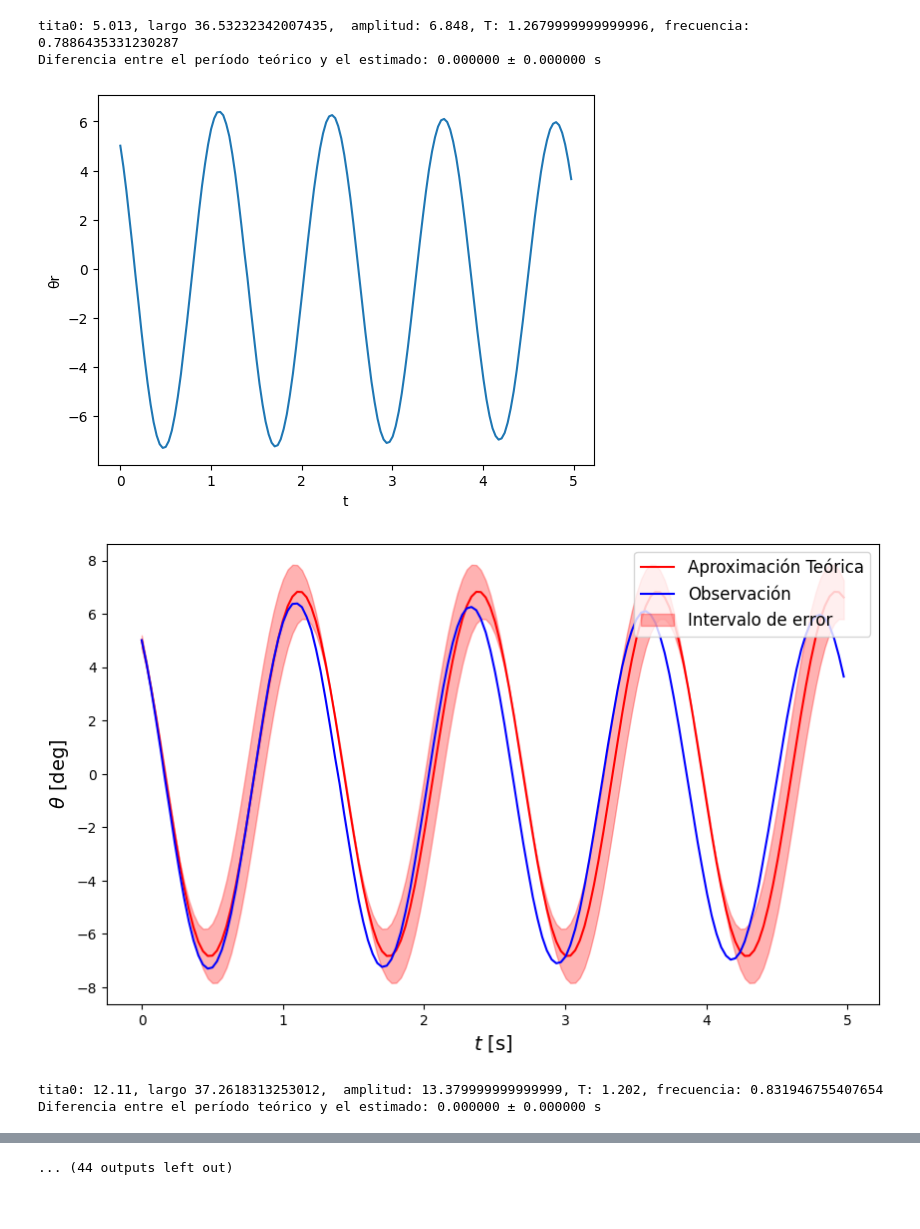
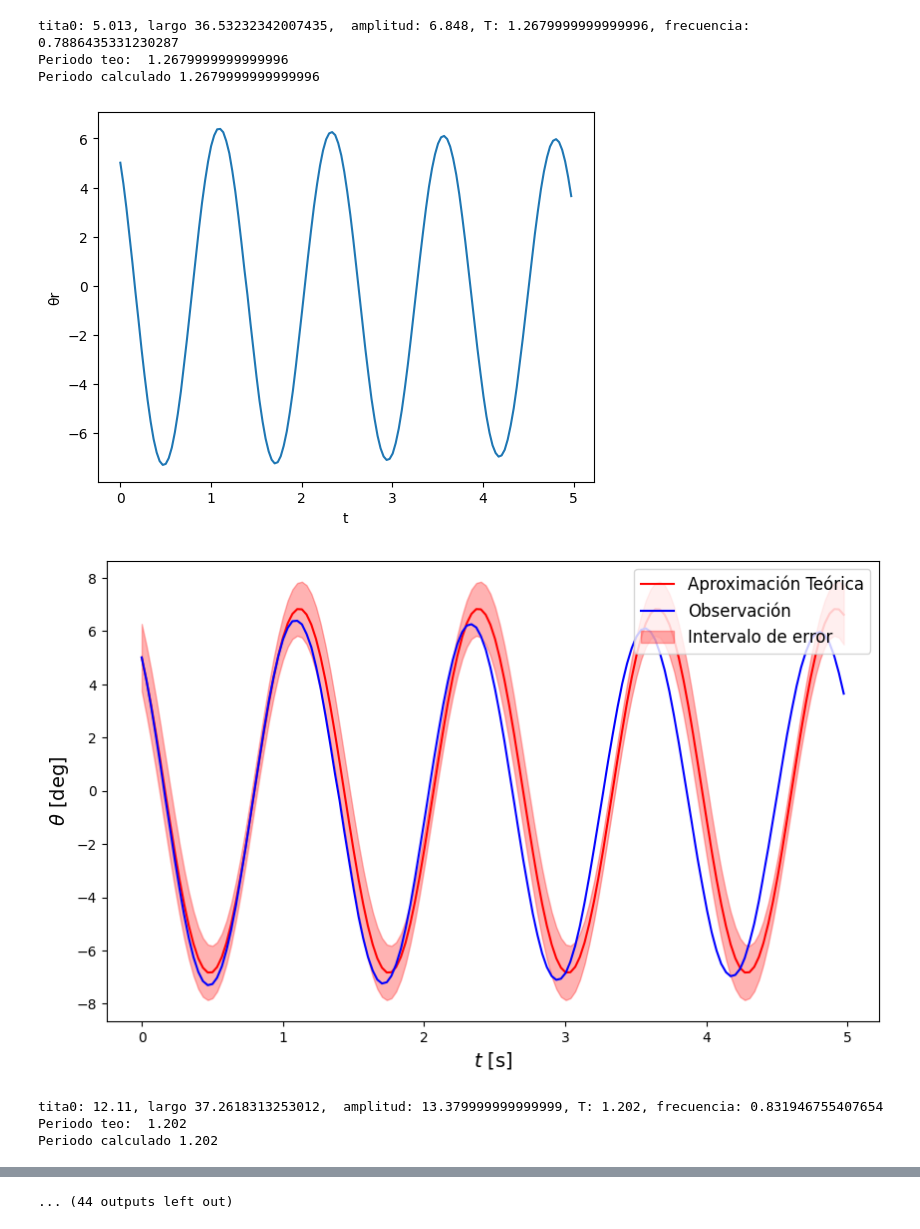
Before and after one commit to FacuVCanale/TP1-FISICA, a Jupyter notebook: code/error_movimiento.ipynb, the cells around one changed output, grey strips where cells are left out. Saved outputs shown, nothing was run; the diff lists cells and outputs as text; code cells hidden in the pictures.

```diff
--- a/code/error_movimiento.ipynb
+++ b/code/error_movimiento.ipynb
@@ -91,26 +91,52 @@ def gen_dicc(data):
 def plot_approximation(data, tita0, amplitud, frecuencia, periodo, L):
     dicc = gen_dicc(data)
     x = data["t"]
-    delta = np.arcsin(tita0 / amplitud)
-    y = amplitud * np.sin(2 * np.pi * (-frecuencia) * x + delta)
 
-    # Calcular el período teórico a partir de la frecuencia
-    T_teorico = 1 / abs(frecuencia)
+    # Asegurarse de que tita0 y amplitud están en radianes
+    tita0_rad = np.deg2rad(tita0)
+    amplitud_rad = np.deg2rad(amplitud)
+
+    delta = np.arcsin(tita0_rad / amplitud_rad)
+
+    # Obtener las incertidumbres en tita0 y amplitud (convertidas a radianes)
+    sigma_tita0 = np.deg2rad(dicc.get("dθ0", 0))
+    sigma_amplitud = np.deg2rad(dicc.get("dA", 0))
+
+    # Calcular el error en el desfase delta
+    r = tita0_rad / amplitud_rad
+    sqrt_term = np.sqrt(1 - r**2)
+
+    # Evitar división por cero
+    if sqrt_term == 0:
+        print("Error: sqrt_term es cero, no se puede calcular la incertidumbre en delta.")
+        sigma_delta = 0
+    else:
+        # Derivadas parciales
+        ddelta_dtita0 = 1 / (amplitud_rad * sqrt_term)
+        ddelta_damplitud = -tita0_rad / (amplitud_rad**2 * sqrt_term)
+
+        # Calcular la incertidumbre en delta
+        sigma_delta = np.sqrt( (ddelta_dtita0 * sigma_tita0)**2 + (ddelta_damplitud * sigma_amplitud)**2 )
+
+    print("Periodo teo: ", 1 / frecuencia)
+    print("Periodo calculado", periodo)
+
+    periodo_teo = 2 * np.pi * np.sqrt(L / 9.32)
+
+    y = amplitud * np.sin( 2 * np.pi * (-frecuencia) * x + delta)
 
     # Obtener la incertidumbre en el período estimado
     sigma_T = dicc.get("sigma_T", 0)
 
-    diferencia = T_teorico - periodo
+    diferencia = periodo_teo - periodo
     incertidumbre = np.sqrt((sigma_T)**2)
-
-    print(f"Diferencia entre el período teórico y el estimado: {diferencia:.6f} ± {incertidumbre:.6f} s")
 
     plt.figure(figsize=(10, 6))  # Tamaño de la figura
     plt.plot(x, y, color="red", label=r'Aproximación Teórica')  # Señal teórica
     plt.plot(x, data["θr"], color="blue", label=r'Observación')  # Señal observada
 
-    y_izq = amplitud * np.sin(2 * np.pi * (-frecuencia) * (x - dicc["dt"]) + delta) - dicc["dθr"]
-    y_der = amplitud * np.sin(2 * np.pi * (-frecuencia) * (x + dicc["dt"]) + delta) + dicc["dθr"]
+    y_izq = amplitud * np.sin(2 * np.pi * (-frecuencia) * (x - dicc["dt"]) + delta - sigma_delta) - dicc["dθr"]
+    y_der = amplitud * np.sin(2 * np.pi * (-frecuencia) * (x + dicc["dt"]) + delta + sigma_delta) + dicc["dθr"]
     plt.fill_between(x,
                      y_izq,
                      y_der,
@@ -156,7 +182,6 @@ def plot_MSE(data, theoretical_signal):
     plt.xlabel(r'Tiempo')
     plt.ylabel(r'Error Cuadrático Medio')
     plt.legend()
-    #plt.title('Error Cuadrático Medio en el Tiempo')
     plt.show()
 
 def plot_cumulative_error(data, theoretical_signal):
@@ -204,8 +229,8 @@ def graph_MRSEs(MRSEs):
     # Graficar la línea de regresión lineal
     plt.plot(tita0_values, y_pred, color='red', label=r'Regresión Lineal')
     plt.fill_between(tita0_values, y_pred - normalized_MRSE_errors, y_pred + normalized_MRSE_errors, color='red', alpha=0.3, label=r'Intervalo de error')
-    plt.xlabel(r'$\theta_0$ [deg]')
-    plt.ylabel(r'MRSE [deg]')
+    plt.xlabel(r'$\theta_0$ [deg]', fontsize=14)
+    plt.ylabel(r'MRSE [deg]', fontsize=14)
     plt.legend()
     plt.show()
 
@@ -229,35 +254,38 @@ def calculate_rmse_propagation(y, y_hat, sigma_y_hat, sigma_y=0):
 def graphs():
     input_dir = os.path.join('..', 'datasets')
     datasets = load_datasets(input_dir)
 
     MRSEs_tita0 = []
 
     for i, dataset in enumerate(datasets):
         # print(f"{i}: {dataset}")
         dataset_path = os.path.join(input_dir, dataset)
         data, tita0, amplitud, T, frecuencia, L = process_dataset(dataset_path)
 
         dicc = gen_dicc(data)
         print(f"tita0: {tita0}, largo {L},  amplitud: {amplitud}, T: {T}, frecuencia: {frecuencia}")
 
         plot_approximation(data, tita0=tita0, amplitud=amplitud, frecuencia=frecuencia, periodo=T, L = L)
 
         theoretical_signal = calculate_theoretical_signal(data, tita0, amplitud, frecuencia, T)
         MRSE, dMRSE = calculate_rmse_propagation(data['θr'], theoretical_signal, dicc["dθr"])
         if 23.5 < tita0 < 24.5:
             continue
         MRSEs_tita0.append((tita0, MRSE, dicc["dθ0"], dMRSE, dicc["L"], amplitud))
         # plot_MSE(data, theoretical_signal)
         # plot_cumulative_error(data, theoretical_signal)
 
     graph_MRSEs(MRSEs_tita0)
 
+
 graphs()
 # %% [output]
 tita0: 5.013, largo 36.53232342007435,  amplitud: 6.848, T: 1.2679999999999996, frecuencia: 0.7886435331230287
-Diferencia entre el período teórico y el estimado: 0.000000 ± 0.000000 s
+Periodo teo:  1.2679999999999996
+Periodo calculado 1.2679999999999996
 [figure]
-[figure, old version]
+[figure, new version]
 tita0: 12.11, largo 37.2618313253012,  amplitud: 13.379999999999999, T: 1.202, frecuencia: 0.831946755407654
-Diferencia entre el período teórico y el estimado: 0.000000 ± 0.000000 s
+Periodo teo:  1.202
+Periodo calculado 1.202
 [figure]
```
Also changed, not shown: parts of 1 cell of this notebook, 2 other files.
